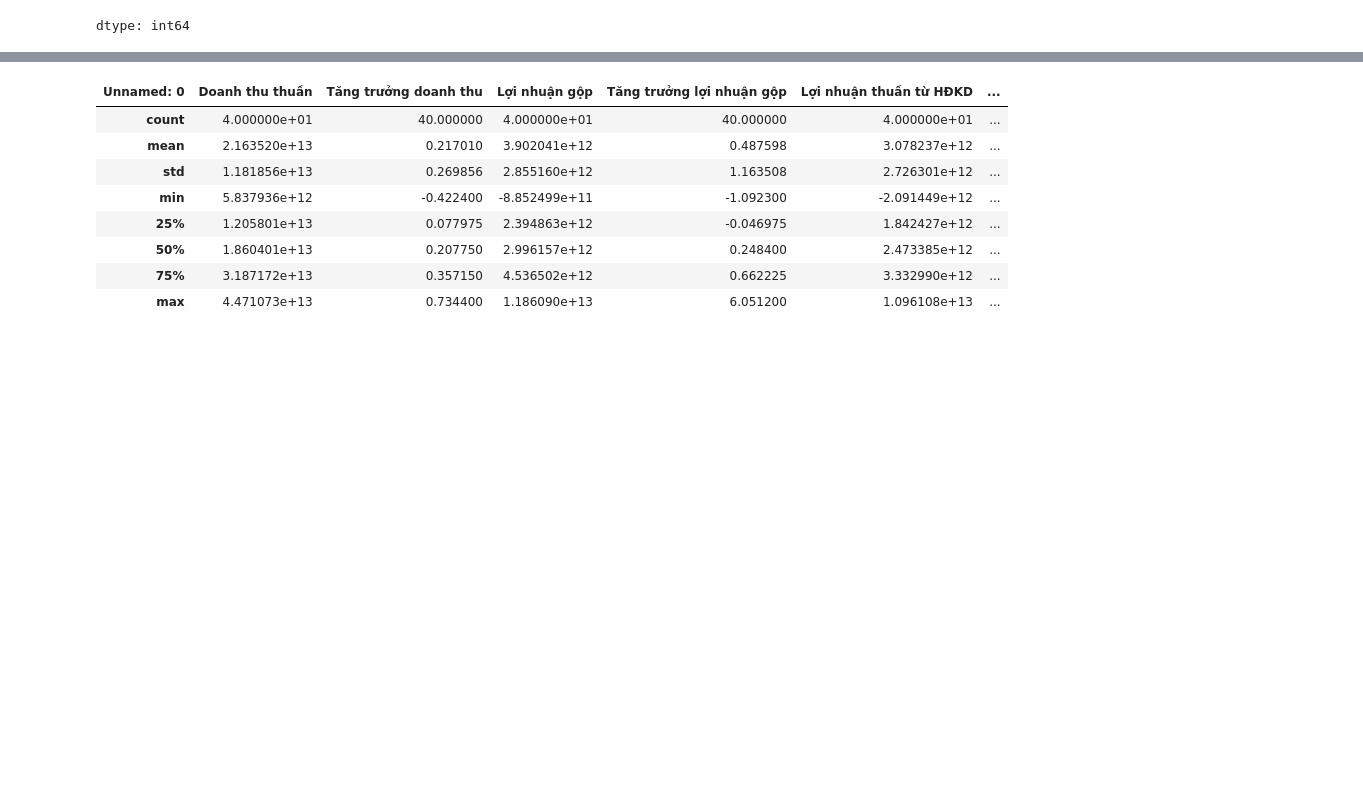
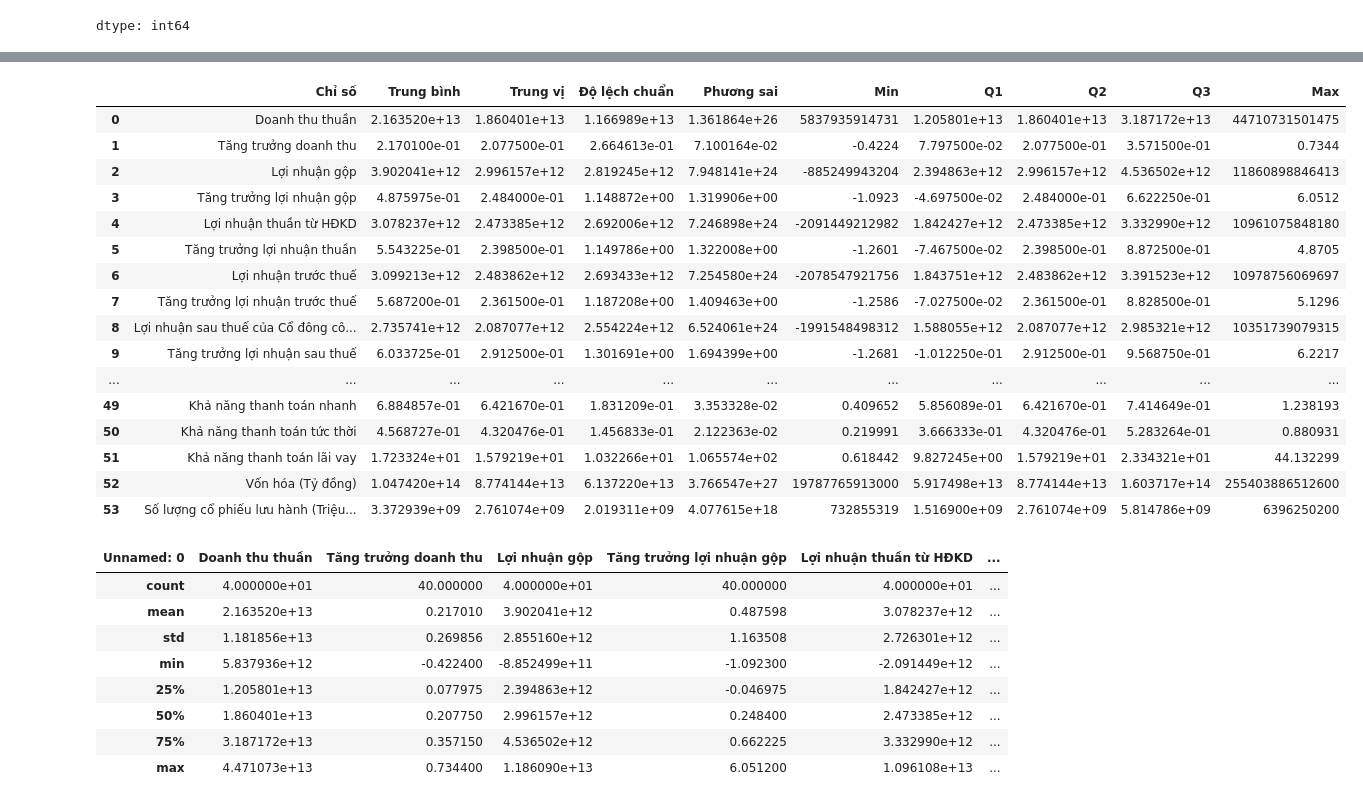
Before and after one commit to diepdangban/Datamining, a Jupyter notebook: Data_understanding.ipynb, the cells around one changed output, grey strips where cells are left out. Cells and saved outputs as stored; diff of their text form; code cells hidden in the pictures; blank space fills up the shorter version.

```diff
--- a/Data_understanding.ipynb
+++ b/Data_understanding.ipynb
@@ -175,3 +80,50 @@ dtype: object
+# %%
+summary_table = pd.DataFrame(columns=['Chỉ số', 'Trung bình', 'Trung vị', 'Độ lệch chuẩn', 'Phương sai', 'Min', 'Q1', 'Q2', 'Q3', 'Max'])
+
+for column in financial_indicatior.columns:
+  try:
+    mean_value = np.mean(financial_indicatior[column])
+    median_value = np.median(financial_indicatior[column])
+    std_value = np.std(financial_indicatior[column])
+    var_value = np.var(financial_indicatior[column])
+    min_value = np.min(financial_indicatior[column])
+    q1_value = np.percentile(financial_indicatior[column], 25)
+    q2_value = np.percentile(financial_indicatior[column], 50)
+    q3_value = np.percentile(financial_indicatior[column], 75)
+    max_value = np.max(financial_indicatior[column])
+
+    new_row = pd.DataFrame({'Chỉ số': [column],
+                            'Trung bình': [mean_value],
+                            'Trung vị': [median_value],
+                            'Độ lệch chuẩn': [std_value],
+                            'Phương sai': [var_value],
+                            'Min': [min_value],
+                            'Q1': [q1_value],
+                            'Q2': [q2_value],
+                            'Q3': [q3_value],
+                            'Max': [max_value]})
+    summary_table = pd.concat([summary_table, new_row], ignore_index=True)
+  except:
+    pass
+summary_table
+# %% [output]
+|  | Chỉ số | Trung bình | Trung vị | Độ lệch chuẩn | Phương sai | Min | Q1 | Q2 | Q3 | Max |
+| 0 | Doanh thu thuần | 2.163520e+13 | 1.860401e+13 | 1.166989e+13 | 1.361864e+26 | 5837935914731 | 1.205801e+13 | 1.860401e+13 | 3.187172e+13 | 44710731501475 |
+| 1 | Tăng trưởng doanh thu | 2.170100e-01 | 2.077500e-01 | 2.664613e-01 | 7.100164e-02 | -0.4224 | 7.797500e-02 | 2.077500e-01 | 3.571500e-01 | 0.7344 |
+| 2 | Lợi nhuận gộp | 3.902041e+12 | 2.996157e+12 | 2.819245e+12 | 7.948141e+24 | -885249943204 | 2.394863e+12 | 2.996157e+12 | 4.536502e+12 | 11860898846413 |
+| 3 | Tăng trưởng lợi nhuận gộp | 4.875975e-01 | 2.484000e-01 | 1.148872e+00 | 1.319906e+00 | -1.0923 | -4.697500e-02 | 2.484000e-01 | 6.622250e-01 | 6.0512 |
+| 4 | Lợi nhuận thuần từ HĐKD | 3.078237e+12 | 2.473385e+12 | 2.692006e+12 | 7.246898e+24 | -2091449212982 | 1.842427e+12 | 2.473385e+12 | 3.332990e+12 | 10961075848180 |
+| 5 | Tăng trưởng lợi nhuận thuần | 5.543225e-01 | 2.398500e-01 | 1.149786e+00 | 1.322008e+00 | -1.2601 | -7.467500e-02 | 2.398500e-01 | 8.872500e-01 | 4.8705 |
+| 6 | Lợi nhuận trước thuế | 3.099213e+12 | 2.483862e+12 | 2.693433e+12 | 7.254580e+24 | -2078547921756 | 1.843751e+12 | 2.483862e+12 | 3.391523e+12 | 10978756069697 |
+| 7 | Tăng trưởng lợi nhuận trước thuế | 5.687200e-01 | 2.361500e-01 | 1.187208e+00 | 1.409463e+00 | -1.2586 | -7.027500e-02 | 2.361500e-01 | 8.828500e-01 | 5.1296 |
+| 8 | Lợi nhuận sau thuế của Cổ đông cô... | 2.735741e+12 | 2.087077e+12 | 2.554224e+12 | 6.524061e+24 | -1991548498312 | 1.588055e+12 | 2.087077e+12 | 2.985321e+12 | 10351739079315 |
+| 9 | Tăng trưởng lợi nhuận sau thuế | 6.033725e-01 | 2.912500e-01 | 1.301691e+00 | 1.694399e+00 | -1.2681 | -1.012250e-01 | 2.912500e-01 | 9.568750e-01 | 6.2217 |
+| ... | ... | ... | ... | ... | ... | ... | ... | ... | ... | ... |
+| 49 | Khả năng thanh toán nhanh | 6.884857e-01 | 6.421670e-01 | 1.831209e-01 | 3.353328e-02 | 0.409652 | 5.856089e-01 | 6.421670e-01 | 7.414649e-01 | 1.238193 |
+| 50 | Khả năng thanh toán tức thời | 4.568727e-01 | 4.320476e-01 | 1.456833e-01 | 2.122363e-02 | 0.219991 | 3.666333e-01 | 4.320476e-01 | 5.283264e-01 | 0.880931 |
+| 51 | Khả năng thanh toán lãi vay | 1.723324e+01 | 1.579219e+01 | 1.032266e+01 | 1.065574e+02 | 0.618442 | 9.827245e+00 | 1.579219e+01 | 2.334321e+01 | 44.132299 |
+| 52 | Vốn hóa (Tỷ đồng) | 1.047420e+14 | 8.774144e+13 | 6.137220e+13 | 3.766547e+27 | 19787765913000 | 5.917498e+13 | 8.774144e+13 | 1.603717e+14 | 255403886512600 |
+| 53 | Số lượng cổ phiếu lưu hành (Triệu... | 3.372939e+09 | 2.761074e+09 | 2.019311e+09 | 4.077615e+18 | 732855319 | 1.516900e+09 | 2.761074e+09 | 5.814786e+09 | 6396250200 |
 # %%
 financial_indicatior.describe()
 # %% [output]
```
Also changed, not shown: parts of 24 cells of this notebook.
